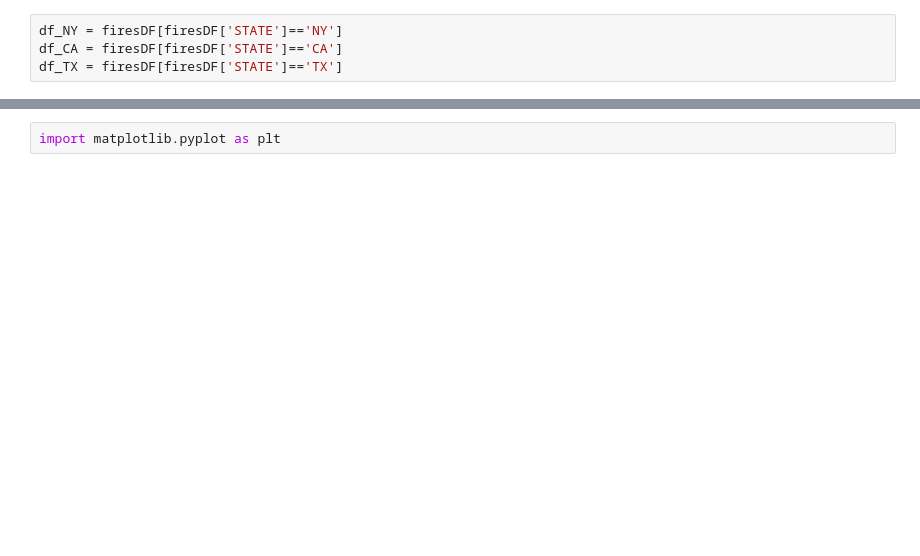
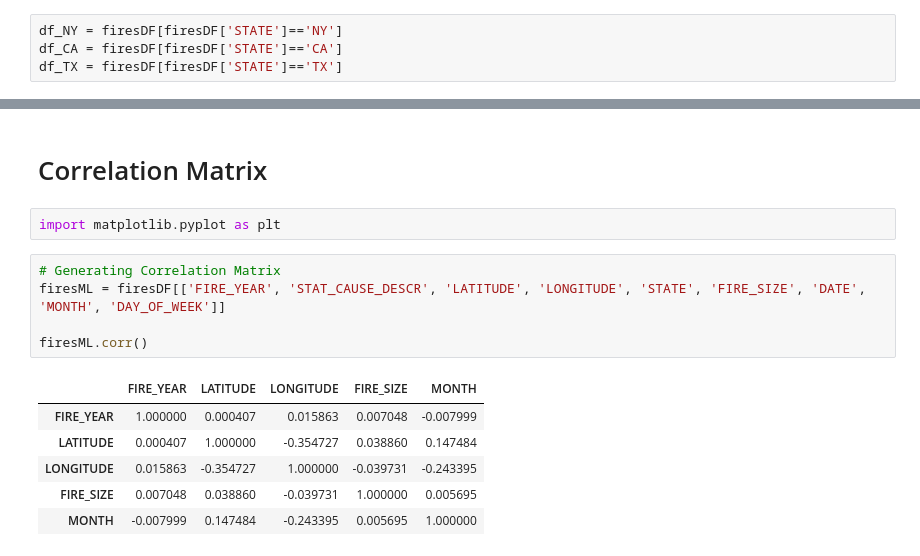
Before and after one commit to SidBambah/Wildfire-Prediction-Visualization-ML, a Jupyter notebook: notebooks/Wildfire Exploratory Analysis.ipynb, the cells around one changed output, grey strips where cells are left out. Saved outputs shown, nothing was run; the diff lists cells and outputs as text; blank space fills up the shorter version.

```diff
--- a/notebooks/Wildfire Exploratory Analysis.ipynb
+++ b/notebooks/Wildfire Exploratory Analysis.ipynb
@@ -60,3 +66,17 @@ firesDF.plot(kind='scatter',x='LONGITUDE',y='LATITUDE',color='green',alpha=0.3)
+# %% [markdown]
+# Correlation Matrix
 # %%
 import matplotlib.pyplot as plt
+# %%
+# Generating Correlation Matrix
+firesML = firesDF[['FIRE_YEAR', 'STAT_CAUSE_DESCR', 'LATITUDE', 'LONGITUDE', 'STATE', 'FIRE_SIZE', 'DATE', 'MONTH', 'DAY_OF_WEEK']]
+
+firesML.corr()
+# %% [output]
+|  | FIRE_YEAR | LATITUDE | LONGITUDE | FIRE_SIZE | MONTH |
+| FIRE_YEAR | 1.000000 | 0.000407 | 0.015863 | 0.007048 | -0.007999 |
+| LATITUDE | 0.000407 | 1.000000 | -0.354727 | 0.038860 | 0.147484 |
+| LONGITUDE | 0.015863 | -0.354727 | 1.000000 | -0.039731 | -0.243395 |
+| FIRE_SIZE | 0.007048 | 0.038860 | -0.039731 | 1.000000 | 0.005695 |
+| MONTH | -0.007999 | 0.147484 | -0.243395 | 0.005695 | 1.000000 |
 # %%
```
Also changed, not shown: parts of 12 cells of this notebook, 4 other files.
